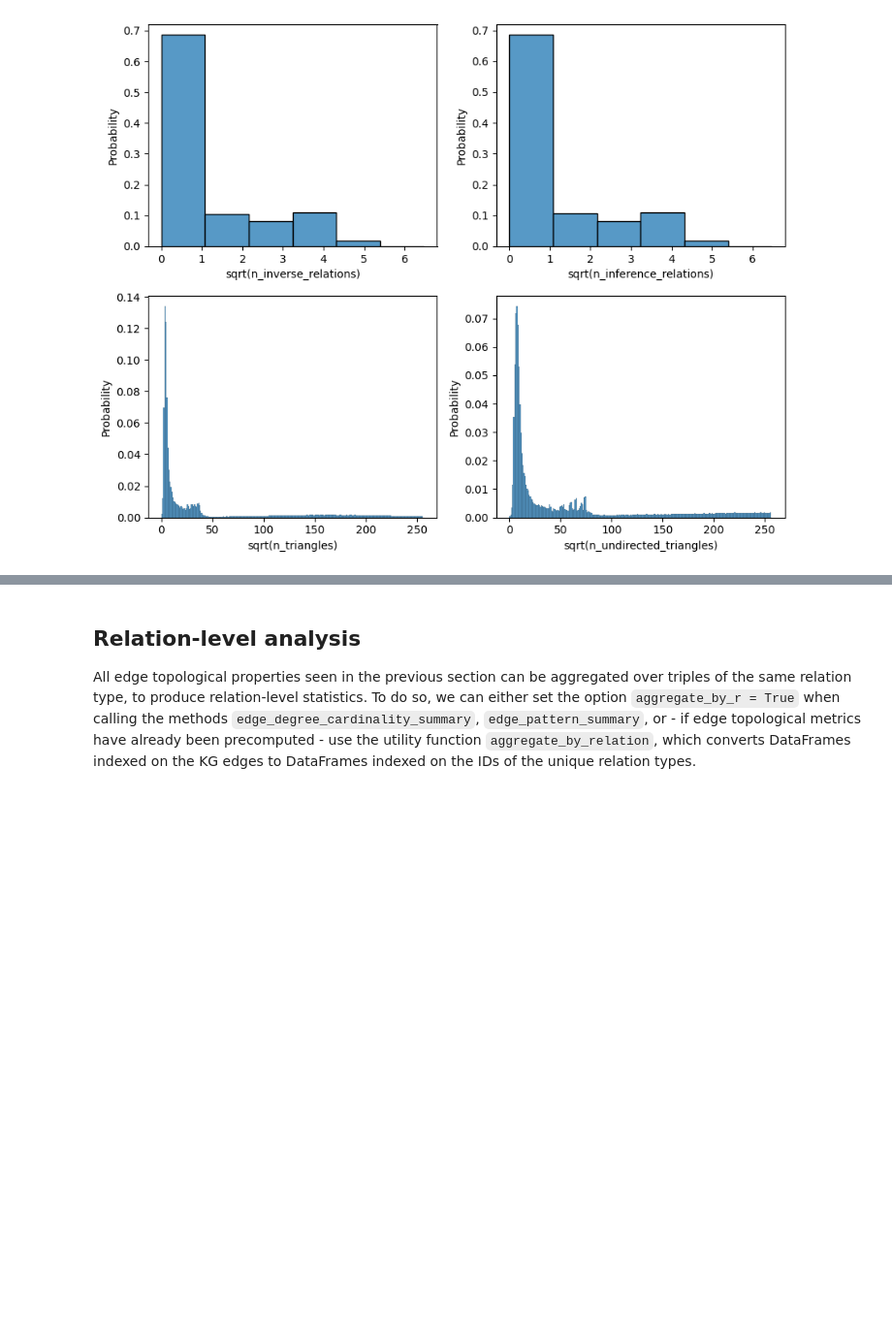
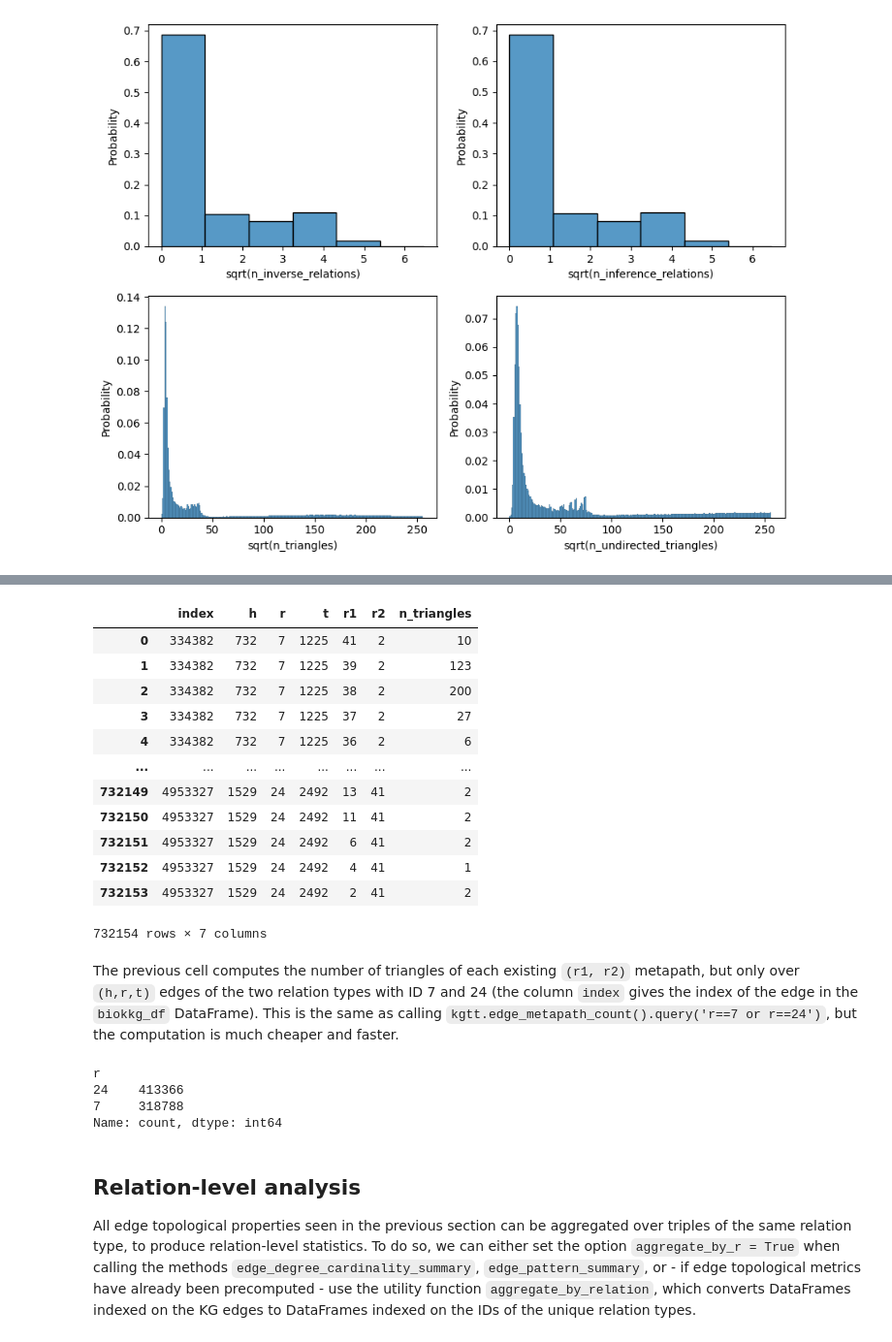
Before and after one commit to graphcore-research/kg-topology-toolbox, a Jupyter notebook: docs/source/notebooks/ogb_biokg_demo.ipynb, the cells around one changed output, grey strips where cells are left out. Shown at 97% size. Saved outputs shown, nothing was run; the diff lists cells and outputs as text; code cells hidden in the pictures; blank space fills up the shorter version.

```diff
--- a/docs/source/notebooks/ogb_biokg_demo.ipynb
+++ b/docs/source/notebooks/ogb_biokg_demo.ipynb
@@ -275,3 +292,29 @@ plt.tight_layout()
+# %%
+filtered_metapath_counts = kgtt.edge_metapath_count(filter_relations=[7, 24])
+filtered_metapath_counts
+# %% [output]
+|  | index | h | r | t | r1 | r2 | n_triangles |
+| 0 | 334382 | 732 | 7 | 1225 | 41 | 2 | 10 |
+| 1 | 334382 | 732 | 7 | 1225 | 39 | 2 | 123 |
+| 2 | 334382 | 732 | 7 | 1225 | 38 | 2 | 200 |
+| 3 | 334382 | 732 | 7 | 1225 | 37 | 2 | 27 |
+| 4 | 334382 | 732 | 7 | 1225 | 36 | 2 | 6 |
+| ... | ... | ... | ... | ... | ... | ... | ... |
+| 732149 | 4953327 | 1529 | 24 | 2492 | 13 | 41 | 2 |
+| 732150 | 4953327 | 1529 | 24 | 2492 | 11 | 41 | 2 |
+| 732151 | 4953327 | 1529 | 24 | 2492 | 6 | 41 | 2 |
+| 732152 | 4953327 | 1529 | 24 | 2492 | 4 | 41 | 1 |
+| 732153 | 4953327 | 1529 | 24 | 2492 | 2 | 41 | 2 |
+732154 rows × 7 columns
+# %% [markdown]
+The previous cell computes the number of triangles of each existing `(r1, r2)` metapath, but only over `(h,r,t)` edges of the two relation types with ID 7 and 24 (the column `index` gives the index of the edge in the `biokkg_df` DataFrame). This is the same as calling `kgtt.edge_metapath_count().query('r==7 or r==24')`, but the computation is much cheaper and faster.
+# %%
+filtered_metapath_counts.r.value_counts()
+# %% [output]
+r
+24    413366
+7     318788
+Name: count, dtype: int64
 # %% [markdown]
 ## Relation-level analysis
 
```
Also changed, not shown: parts of 6 cells of this notebook, 5 other files.
